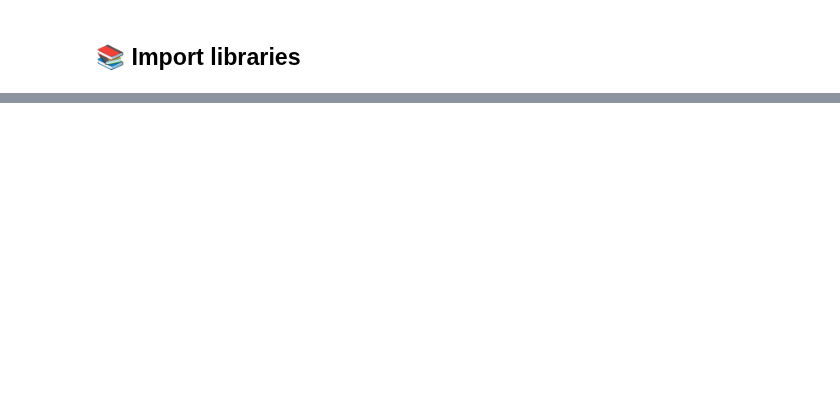
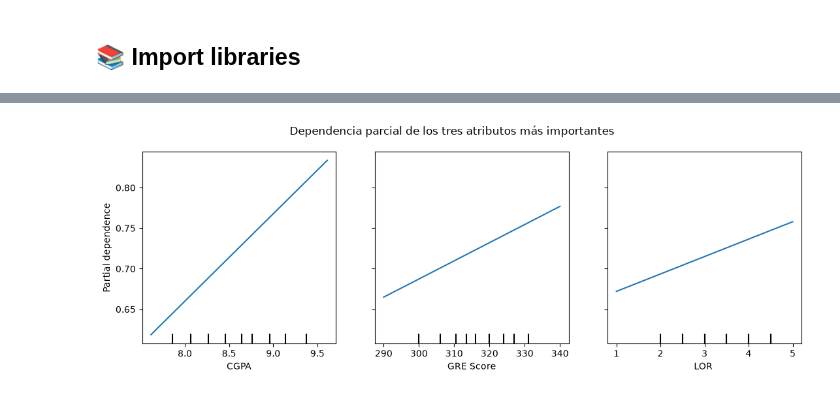
Before and after one commit to mangel477/Admisiones-predict-project, a Jupyter notebook: notebooks/6-interpretation/06.interpretacion-del-modelo-MATR-2026-08-25.ipynb, the cells around one changed output, grey strips where cells are left out. Saved outputs shown, nothing was run; the diff lists cells and outputs as text; code cells hidden in the pictures; blank space fills up the shorter version.

```diff
--- a/notebooks/6-interpretation/06.interpretacion-del-modelo-MATR-2026-08-25.ipynb
+++ b/notebooks/6-interpretation/06.interpretacion-del-modelo-MATR-2026-08-25.ipynb
@@ -34,0 +18,16 @@ From the results obtained, what ideas or proposals can be generated to continue
+# %%
+# base libraries for data science
+from pathlib import Path
+
+import joblib
+import matplotlib.pyplot as plt
+import numpy as np
+import pandas as pd
+import sklearn as sk
+from sklearn.ensemble import RandomForestRegressor
+from sklearn.inspection import PartialDependenceDisplay, permutation_importance
+from sklearn.linear_model import Ridge
+from sklearn.metrics import mean_absolute_error, r2_score, root_mean_squared_error
+from sklearn.model_selection import ShuffleSplit, learning_curve, train_test_split
+
+RANDOM_STATE = 42
@@ -34,0 +263,16 @@ From the results obtained, what ideas or proposals can be generated to continue
+# %%
+# partial dependence requires floating point columns, and the raw frame
+# carries Int64 and boolean dtypes
+x_train_pdp = x_train.astype(
+    {columna: "float64" for columna in x_train.columns if x_train[columna].dtype != "float64"}
+)
+
+fig, ax = plt.subplots(figsize=(11, 4))
+PartialDependenceDisplay.from_estimator(
+    modelo, x_train_pdp, features=["CGPA", "GRE Score", "LOR "], ax=ax
+)
+fig.suptitle("Dependencia parcial de los tres atributos más importantes")
+fig.tight_layout()
+plt.show()
+# %% [output]
+[figure, added]
```
Also changed, not shown: parts of 64 cells of this notebook, 1 other file.
